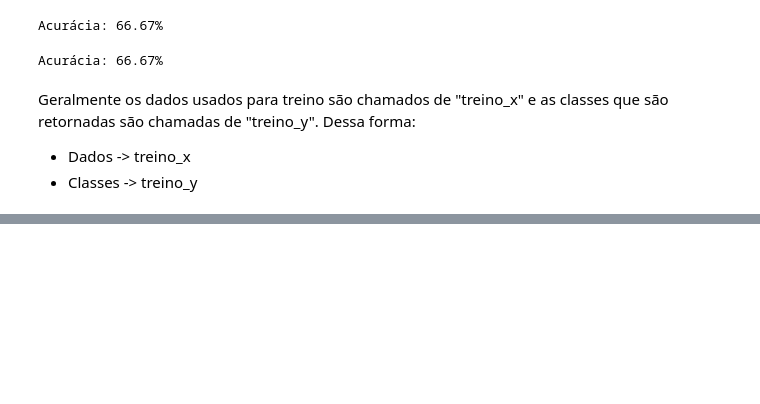
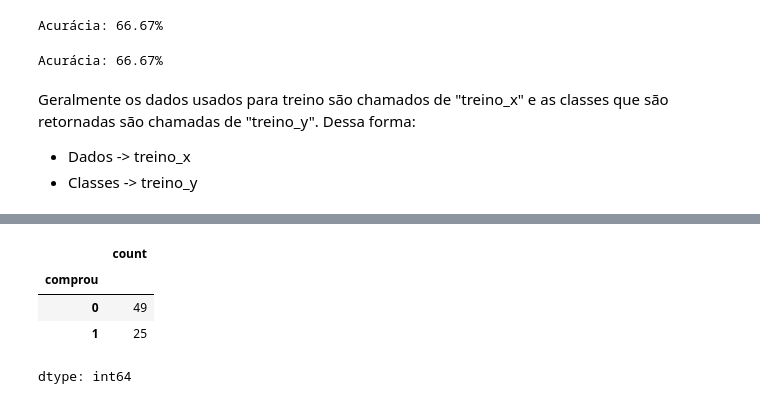
Before and after one commit to EmilyCarla/ONE_DataScience, a Jupyter notebook: ML_ClassificaçãoComSKLearn.ipynb, the cells around one changed output, grey strips where cells are left out. Saved outputs shown, nothing was run; the diff lists cells and outputs as text; code cells hidden in the pictures; blank space fills up the shorter version.

```diff
--- a/ML_ClassificaçãoComSKLearn.ipynb
+++ b/ML_ClassificaçãoComSKLearn.ipynb
@@ -87,0 +172,8 @@ Geralmente os dados usados para treino são chamados de "treino_x" e as classes
+# %%
+treino_y.value_counts()
+# %% [output]
+|  | count |
+| comprou |  |
+| 0 | 49 |
+| 1 | 25 |
+dtype: int64
```
Also changed, not shown: parts of 16 cells of this notebook.
